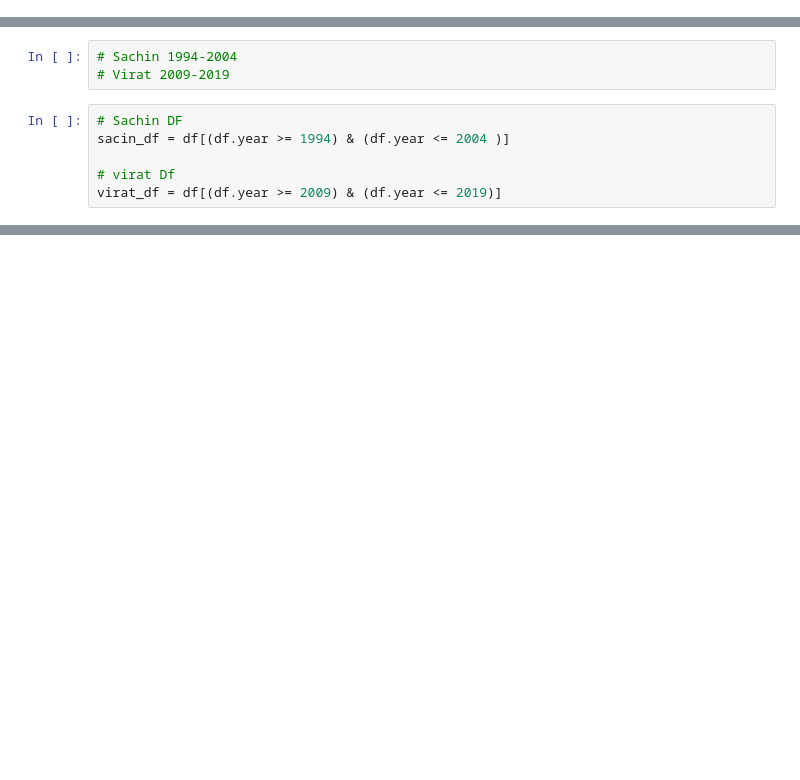
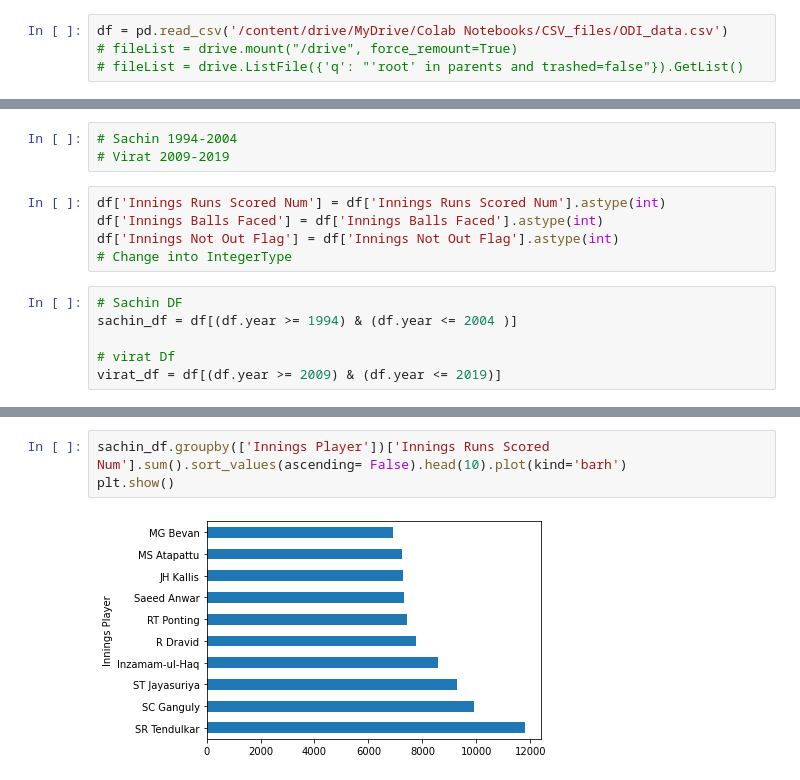
Before and after one commit to arehvs/practice, a Jupyter notebook: SachinvsKohli.ipynb, the cells around one changed output, grey strips where cells are left out. Cells and saved outputs as stored; diff of their text form; blank space fills up the shorter version.

```diff
--- a/SachinvsKohli.ipynb
+++ b/SachinvsKohli.ipynb
@@ -19,3 +35,7 @@ df = pd.read_csv('ODI_data.csv')
+# %%
+df = pd.read_csv('/content/drive/MyDrive/Colab Notebooks/CSV_files/ODI_data.csv')
+# fileList = drive.mount("/drive", force_remount=True)
+# fileList = drive.ListFile({'q': "'root' in parents and trashed=false"}).GetList()
 # %%
 df.head(2)
 # %% [output]
@@ -129,9 +149,14 @@ df.tail(1)
 # %%
 # Sachin 1994-2004
 # Virat 2009-2019
+# %%
+df['Innings Runs Scored Num'] = df['Innings Runs Scored Num'].astype(int)
+df['Innings Balls Faced'] = df['Innings Balls Faced'].astype(int)
+df['Innings Not Out Flag'] = df['Innings Not Out Flag'].astype(int)
+# Change into IntegerType
 # %%
 # Sachin DF
-sacin_df = df[(df.year >= 1994) & (df.year <= 2004 )]
+sachin_df = df[(df.year >= 1994) & (df.year <= 2004 )]
 
 # virat Df
 virat_df = df[(df.year >= 2009) & (df.year <= 2019)]
@@ -149,0 +392,5 @@ virat_df.head(2)
+# %%
+sachin_df.groupby(['Innings Player'])['Innings Runs Scored Num'].sum().sort_values(ascending= False).head(10).plot(kind='barh')
+plt.show()
+# %% [output]
+[figure, added]
```
Also changed, not shown: parts of 35 cells of this notebook.
